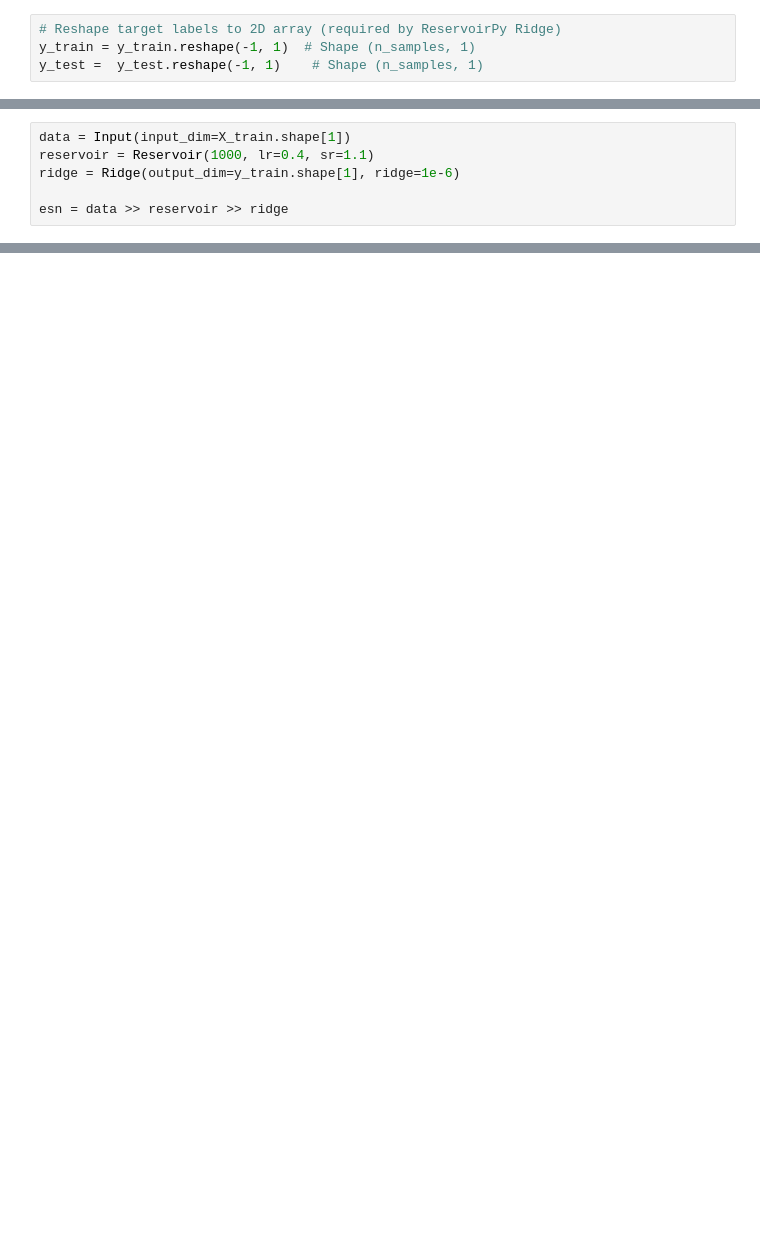
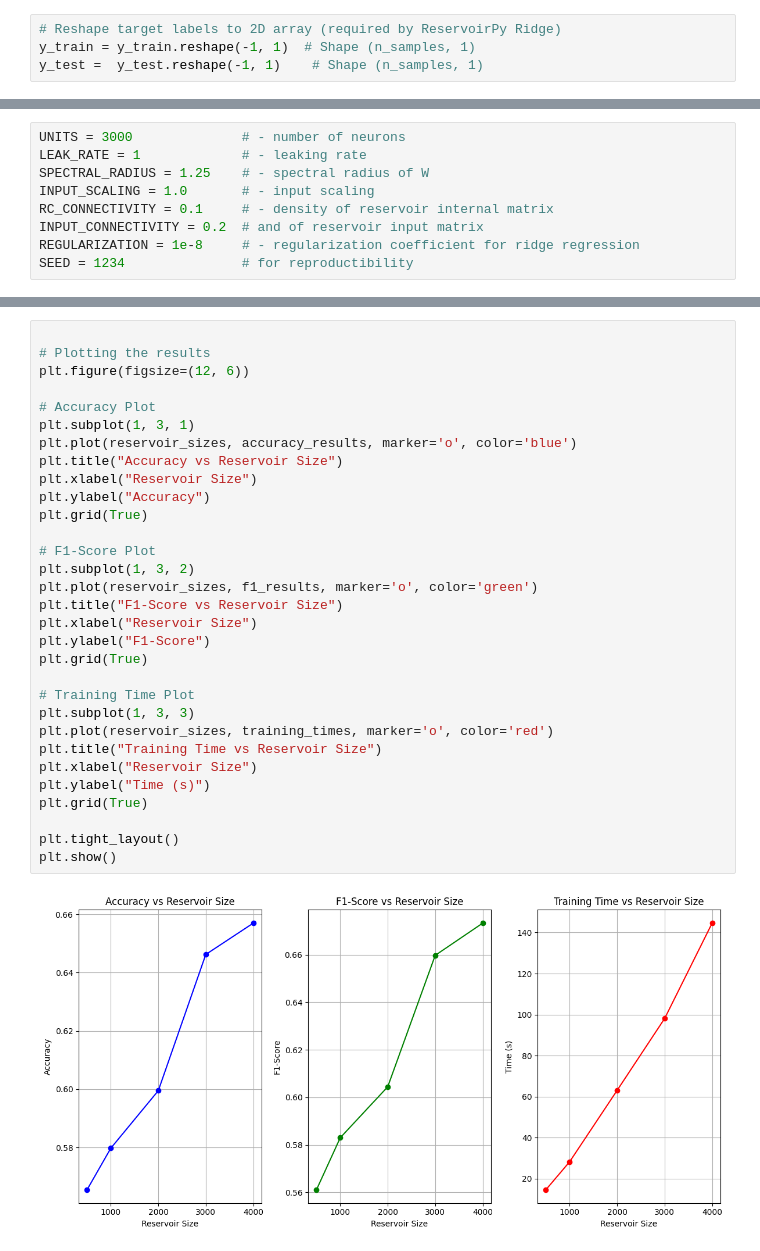
Before and after one commit to mughalfrazk/deepfake-detection-using-esn, a Jupyter notebook: 03_standard_esn_train.ipynb, the cells around one changed output, grey strips where cells are left out. Drawn from its saved outputs; the diff is of its cells as text; blank space fills up the shorter version.

```diff
--- a/03_standard_esn_train.ipynb
+++ b/03_standard_esn_train.ipynb
@@ -106,6 +124,0 @@ y_train:  (282, 1)
-# %%
-data = Input(input_dim=X_train.shape[1])
-reservoir = Reservoir(1000, lr=0.4, sr=1.1)
-ridge = Ridge(output_dim=y_train.shape[1], ridge=1e-6)
-
-esn = data >> reservoir >> ridge
@@ -121 +133,10 @@ predicted_labels = (predictions.flatten() > 0.5).astype(int)
+# %%
+UNITS = 3000              # - number of neurons
+LEAK_RATE = 1             # - leaking rate
+SPECTRAL_RADIUS = 1.25    # - spectral radius of W
+INPUT_SCALING = 1.0       # - input scaling
+RC_CONNECTIVITY = 0.1     # - density of reservoir internal matrix
+INPUT_CONNECTIVITY = 0.2  # and of reservoir input matrix
+REGULARIZATION = 1e-8     # - regularization coefficient for ridge regression
+SEED = 1234               # for reproductibility
 # %%
@@ -126,0 +205,33 @@ Model accuracy on test set: 0.5211
+# %%
+
+# Plotting the results
+plt.figure(figsize=(12, 6))
+
+# Accuracy Plot
+plt.subplot(1, 3, 1)
+plt.plot(reservoir_sizes, accuracy_results, marker='o', color='blue')
+plt.title("Accuracy vs Reservoir Size")
+plt.xlabel("Reservoir Size")
+plt.ylabel("Accuracy")
+plt.grid(True)
+
+# F1-Score Plot
+plt.subplot(1, 3, 2)
+plt.plot(reservoir_sizes, f1_results, marker='o', color='green')
+plt.title("F1-Score vs Reservoir Size")
+plt.xlabel("Reservoir Size")
+plt.ylabel("F1-Score")
+plt.grid(True)
+
+# Training Time Plot
+plt.subplot(1, 3, 3)
+plt.plot(reservoir_sizes, training_times, marker='o', color='red')
+plt.title("Training Time vs Reservoir Size")
+plt.xlabel("Reservoir Size")
+plt.ylabel("Time (s)")
+plt.grid(True)
+
+plt.tight_layout()
+plt.show()
+# %% [output]
+[figure, added]
```
Also changed, not shown: parts of 38 cells of this notebook, 4 other files.
